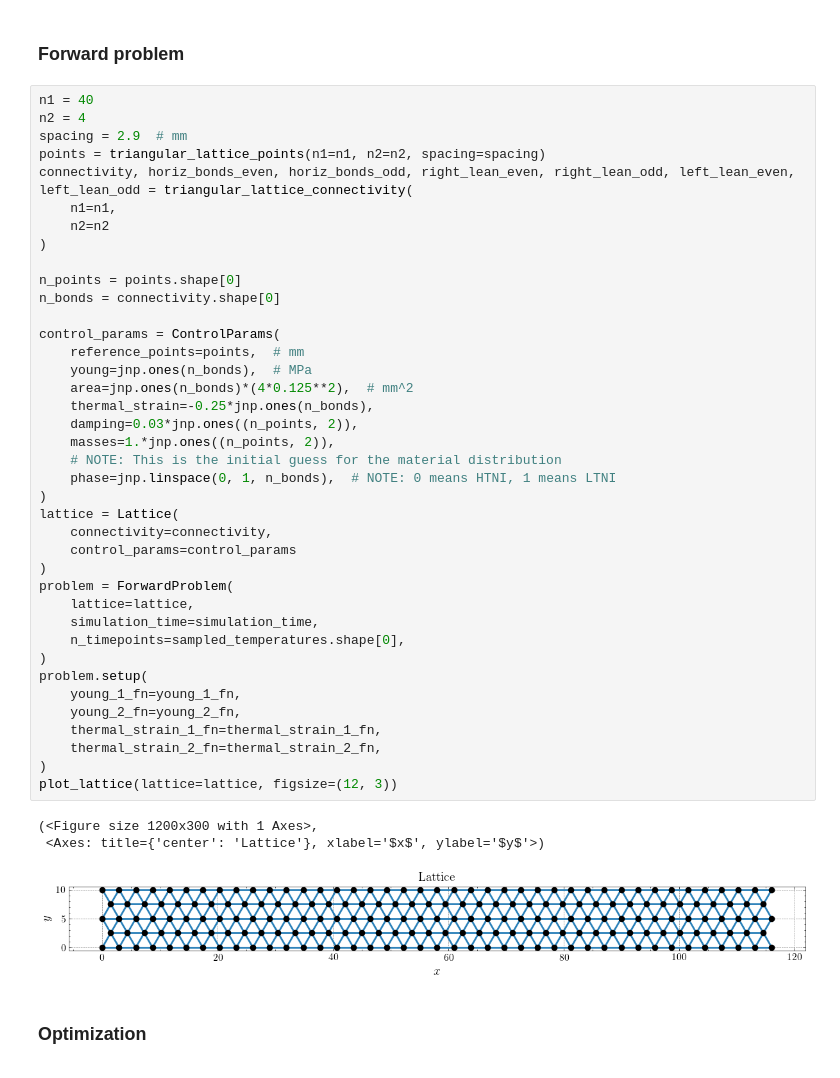
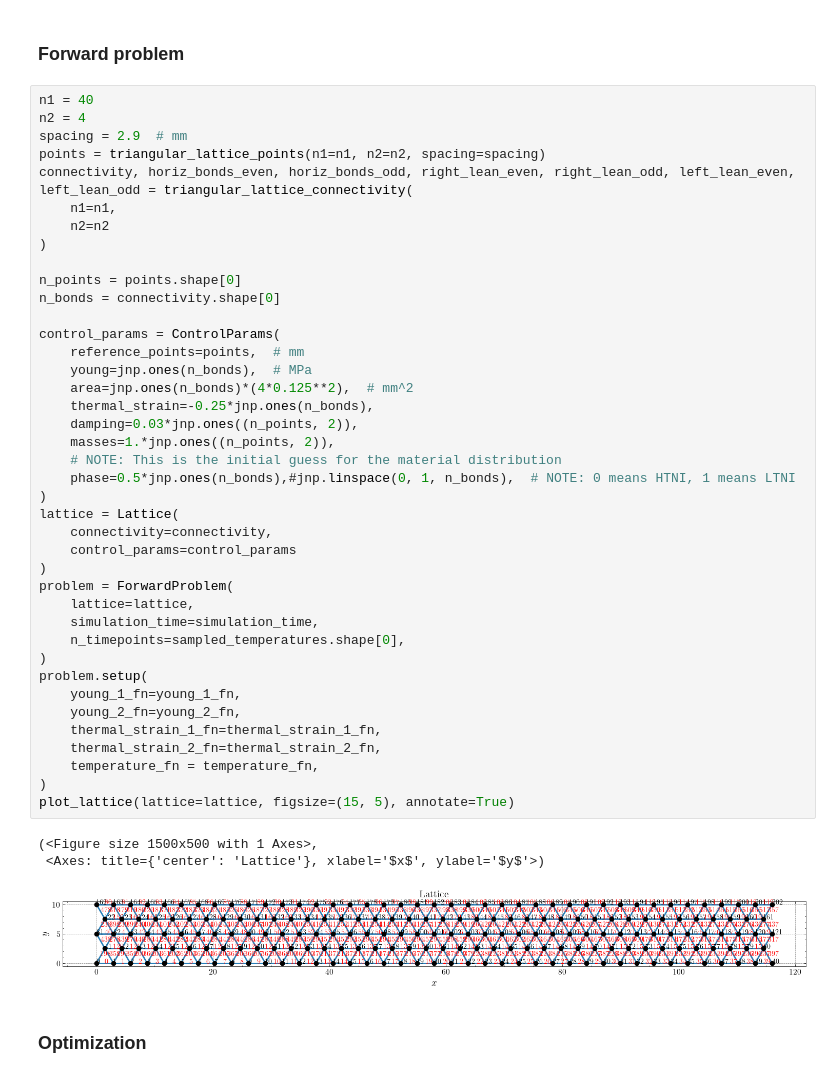
Before and after one commit to bertoldi-collab/morphing-lattices, a Jupyter notebook: inverse_design/long_strip.ipynb, the cells around one changed output. Cells and saved outputs as stored; diff of their text form.

```diff
--- a/inverse_design/long_strip.ipynb
+++ b/inverse_design/long_strip.ipynb
@@ -110,37 +109,38 @@ connectivity, horiz_bonds_even, horiz_bonds_odd, right_lean_even, right_lean_odd
 
 n_points = points.shape[0]
 n_bonds = connectivity.shape[0]
 
 control_params = ControlParams(
     reference_points=points,  # mm
     young=jnp.ones(n_bonds),  # MPa
     area=jnp.ones(n_bonds)*(4*0.125**2),  # mm^2
     thermal_strain=-0.25*jnp.ones(n_bonds),
     damping=0.03*jnp.ones((n_points, 2)),
     masses=1.*jnp.ones((n_points, 2)),
     # NOTE: This is the initial guess for the material distribution
-    phase=jnp.linspace(0, 1, n_bonds),  # NOTE: 0 means HTNI, 1 means LTNI
+    phase=0.5*jnp.ones(n_bonds),#jnp.linspace(0, 1, n_bonds),  # NOTE: 0 means HTNI, 1 means LTNI
 )
 lattice = Lattice(
     connectivity=connectivity,
     control_params=control_params
 )
 problem = ForwardProblem(
     lattice=lattice,
     simulation_time=simulation_time,
     n_timepoints=sampled_temperatures.shape[0],
 )
 problem.setup(
     young_1_fn=young_1_fn,
     young_2_fn=young_2_fn,
     thermal_strain_1_fn=thermal_strain_1_fn,
     thermal_strain_2_fn=thermal_strain_2_fn,
+    temperature_fn = temperature_fn,
 )
-plot_lattice(lattice=lattice, figsize=(12, 3))
+plot_lattice(lattice=lattice, figsize=(15, 5), annotate=True)
 # %% [output]
-(<Figure size 1200x300 with 1 Axes>,
+(<Figure size 1500x500 with 1 Axes>,
  <Axes: title={'center': 'Lattice'}, xlabel='$x$', ylabel='$y$'>)
-[figure, old version]
+[figure, new version]
 # %% [markdown]
 ### Optimization
 # %% [markdown]
```
Also changed, not shown: parts of 18 cells of this notebook, 25 other files.
